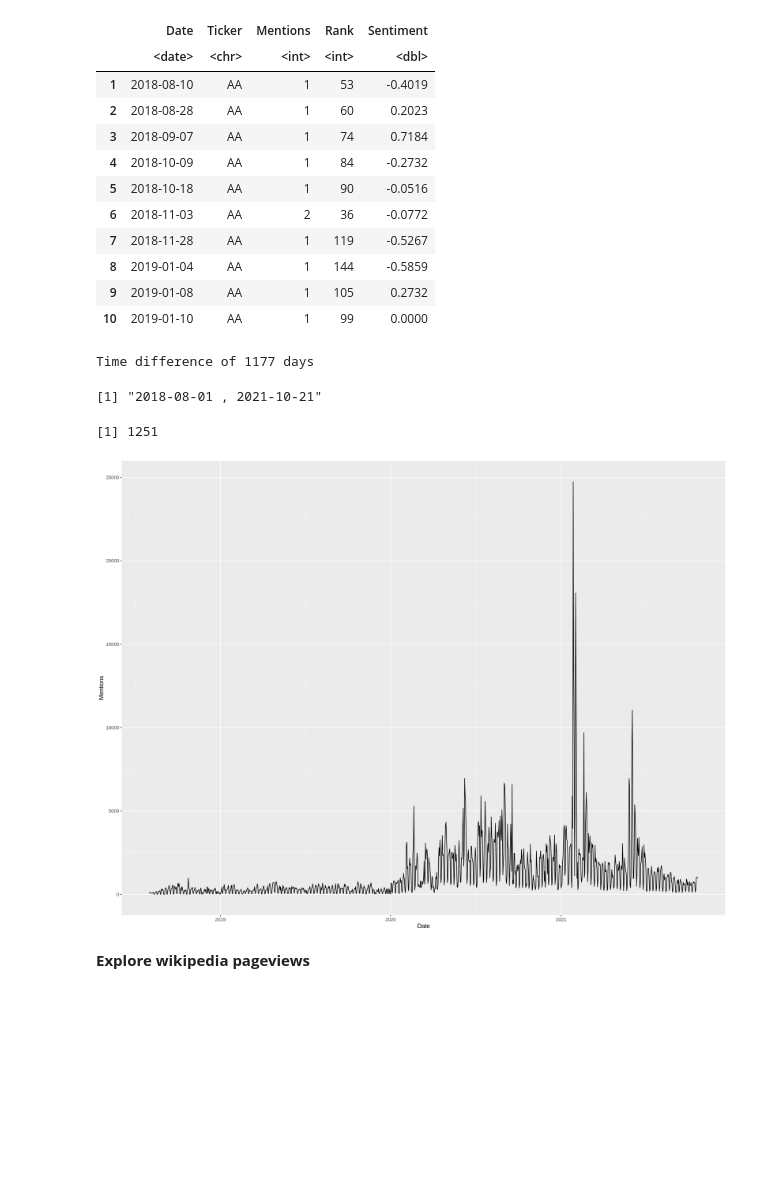
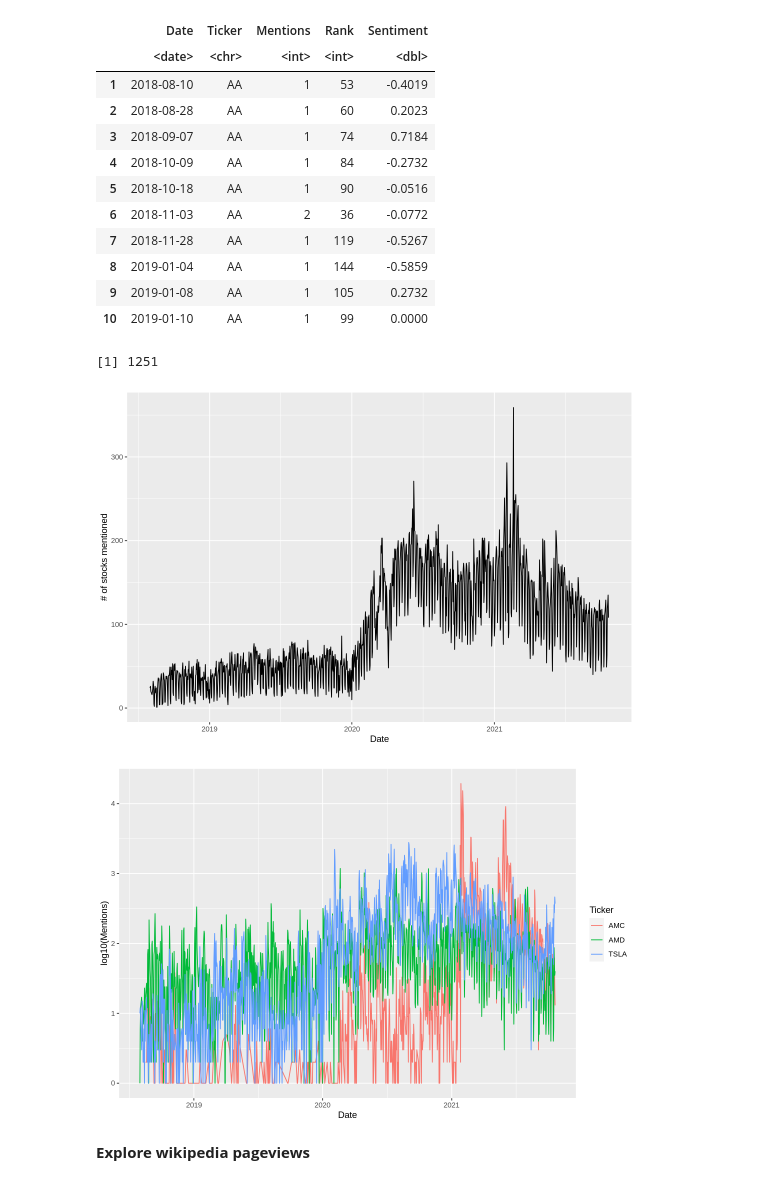
Before and after one commit to limshaocong/analyticsEdge, a Jupyter notebook: Data_Exploration.ipynb, the cells around one changed output. Drawn from its saved outputs; the diff is of its cells as text; code cells hidden in the pictures; blank space fills up the shorter version.

```diff
--- a/Data_Exploration.ipynb
+++ b/Data_Exploration.ipynb
@@ -320,22 +344,36 @@ A data.frame: 10 × 5
 | 8 | 2019-01-04 | AA | 1 | 144 | -0.5859 |
 | 9 | 2019-01-08 | AA | 1 | 105 | 0.2732 |
 | 10 | 2019-01-10 | AA | 1 | 99 | 0.0000 |
-# %%
-first = min(wsb.sentiment$Date)
-last = max(wsb.sentiment$Date)
-last - first
-paste(first, ",", last)
-length(unique(wsb.sentiment$Ticker))
-# %% [output]
-Time difference of 1177 days
-[1] "2018-08-01 , 2021-10-21"
-[1] 1251
-# %%
-mentions.time <- aggregate(Mentions ~ Date, data = wsb.sentiment, FUN = sum)
-options(repr.plot.width = 12, repr.plot.height = 6)
-ggplot(mentions.time, aes(x = Date, y = Mentions)) + geom_line()
-# %% [output]
-[figure, removed]
+# %%
+# Sharp rise in stocks mentioned on r/wsb from Q2 2020
+# Even though 1251 stocks are mentioned at some point
+# No more than 200 stocks are mentioned daily on average
+
+length(unique(wsb.sentiment$Ticker))
+
+wsb.sentiment %>%
+  tabyl(Date) %>%
+  arrange(desc(n)) %>%
+  ggplot(aes(x = Date, y = n)) +
+  geom_line() +
+  ylab("# of stocks mentioned")
+# %% [output]
+[1] 1251
+[figure, added]
+# %%
+# Plot data for a subset of r/wsb favourite stocks in log10
+#
+# Conclusion:
+#
+# 1. In the Q2 2020, mentions for such stocks increased by 2-4 orders of magnitude
+
+meme = c("TSLA", "AMC", "AMD")
+wsb.sentiment %>%
+  filter(Ticker %in% meme) %>%
+  ggplot() +
+  geom_line(aes(x = Date, y = log10(Mentions), colour  = Ticker))
+# %% [output]
+[figure, added]
 # %% [markdown]
 **Explore wikipedia pageviews**
 # %%
```
Also changed, not shown: parts of 10 cells of this notebook.
